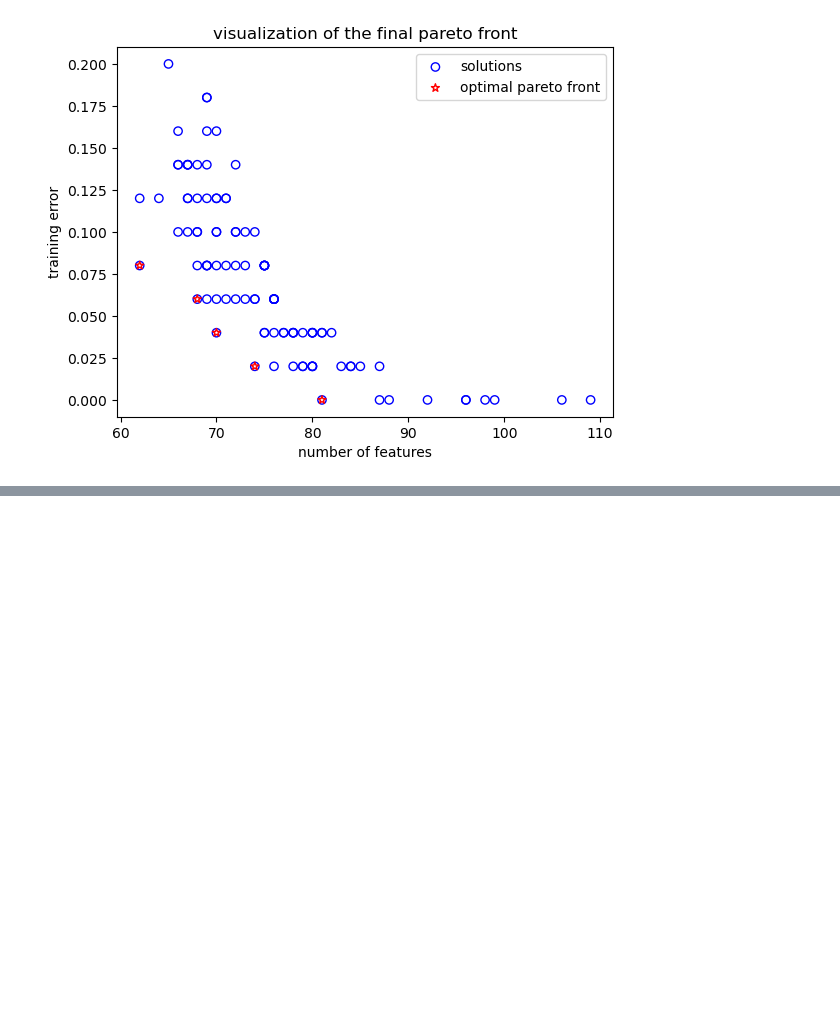
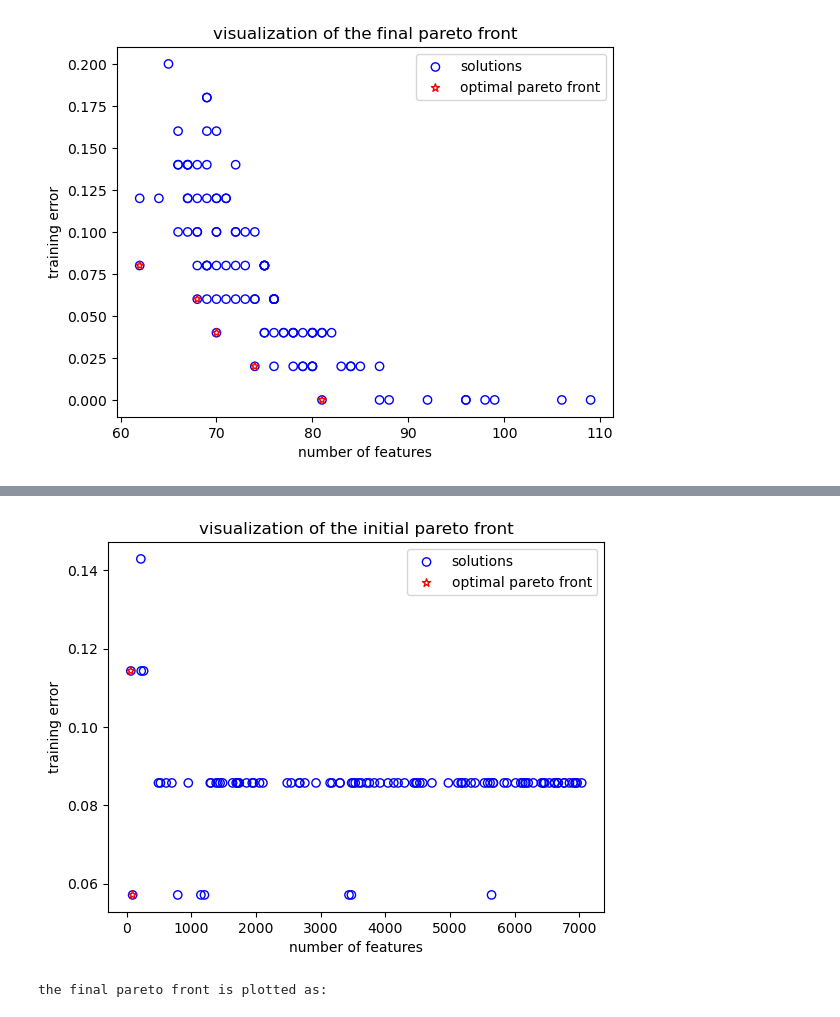
Before and after one commit to hamzarangwala51/NSGA2-MultiObjective-Project, a Jupyter notebook: Colon_NSGA2_Hamza.ipynb, the cells around one changed output, grey strips where cells are left out. Drawn from its saved outputs; the diff is of its cells as text; code cells hidden in the pictures; blank space fills up the shorter version.

Commit message:
(Train+Validation) segment created

```diff
--- a/Colon_NSGA2_Hamza.ipynb
+++ b/Colon_NSGA2_Hamza.ipynb
@@ -613,0 +507,78 @@ The final Pareto front is plotted as:
+# %%
+# Directory to save the solutions
+save_dir = 'pareto_solutions'
+os.makedirs(save_dir, exist_ok=True)
+
+# Loop for 10 runs
+for run in range(1, 10+1):
+    print(f"Run {run}:")
+    X_train1, X_valid1, Y_train1, Y_valid1 = train_test_split(X_train, Y_train, test_size=0.3, random_state=None,stratify=Y_train)
+    problem_split = MyProblem_Split(X_train1, X_valid1, Y_train1, Y_valid1)
+    algorithm = NSGA2(pop_size=100,
+                  sampling=generate_population(),
+                  crossover=UniformCrossover(prob=0.9),
+                  mutation=BitflipMutation(prob=0.01),
+                  eliminate_duplicates=True)
+    termination = get_termination("n_gen", 30)
+    res = minimize(problem_split,
+                   algorithm,
+                   termination,
+                   seed=42,
+                   save_history=True,
+                   verbose=False)
+
+    i_f = res.history[0].opt.get("F")
+    i_pop = res.history[0].pop
+    f = res.F
+    pop = res.pop
+    pop_valid = res.pop
+    solutions = res.X
+    print("the intial pareto front is plotted as: ")
+    plt.scatter(i_pop.get("F")[:,0], i_pop.get("F")[:,1], edgecolor="blue", facecolor="none", label = "solutions")
+    plt.scatter(i_f[:,0], i_f[:,1], marker='*', edgecolor="red", facecolor="none", label = "optimal pareto front")
+    plt.xlabel('number of features')
+    plt.ylabel('training error')
+    plt.legend()
+    plt.title("visualization of the initial pareto front")
+    plt.show()
+    print("the final pareto front is plotted as: ")
+    plt.scatter(pop.get("F")[:,0], pop.get("F")[:,1], edgecolor="blue", facecolor="none", label = "solutions")
+    plt.scatter(f[:,0], f[:,1], marker='*', edgecolor="red", facecolor="none", label = "optimal pareto front")
+    plt.xlabel('number of features')
+    plt.ylabel('training error')
+    plt.legend()
+    plt.title("visualization of the final pareto front")
+    plt.show()
+
+    # Evaluate each solution on the test data
+    Solutions_valid = np.array([evaluate_on_valid_data(X_valid1, Y_valid1, solution) for solution in pop_valid.get("X")])
+
+    # Perform non-dominated sorting
+    nds = NonDominatedSorting().do(Solutions_valid)
+
+    # Extract the Pareto front solutions
+    pareto_front_indices = nds[0]
+    pareto_front_objectives = Solutions_valid[pareto_front_indices]
+
+    # Retrieve the binary vectors of the Pareto front solutions
+    pareto_front_solutions = pop_valid.get("X")[pareto_front_indices]
+
+    # Save the Pareto front binary vectors to a file
+    file_path = os.path.join(save_dir, f'pareto_front_solutions_run_{run}.npy')
+    np.save(file_path, pareto_front_solutions)
+
+    # Print the Pareto front binary vectors
+    print("Binary vectors of the Pareto front solutions:")
+    for i, solution in enumerate(pareto_front_solutions):
+        print(f"Solution {i + 1}: {solution}")
+
+    # Plot the Pareto front graph
+    print("The final Pareto front is plotted as:")
+    plt.scatter(Solutions_valid[:, 0], Solutions_valid[:, 1], edgecolor="blue", facecolor="none", label="Solutions")
+    plt.scatter(pareto_front_objectives[:, 0], pareto_front_objectives[:, 1], marker='*', edgecolor="red", facecolor="none", label="Optimal Pareto front")
+    plt.xlabel('Number of Features')
+    plt.ylabel('Test Error')
+    plt.legend()
+    plt.title("Visualization of the Final Pareto Front")
+    plt.show()
+# %% [output]
@@ -613,0 +587,2 @@ The final Pareto front is plotted as:
+[figure, added]
+the final pareto front is plotted as:
```
Also changed, not shown: parts of 33 cells of this notebook, 13 other files.
